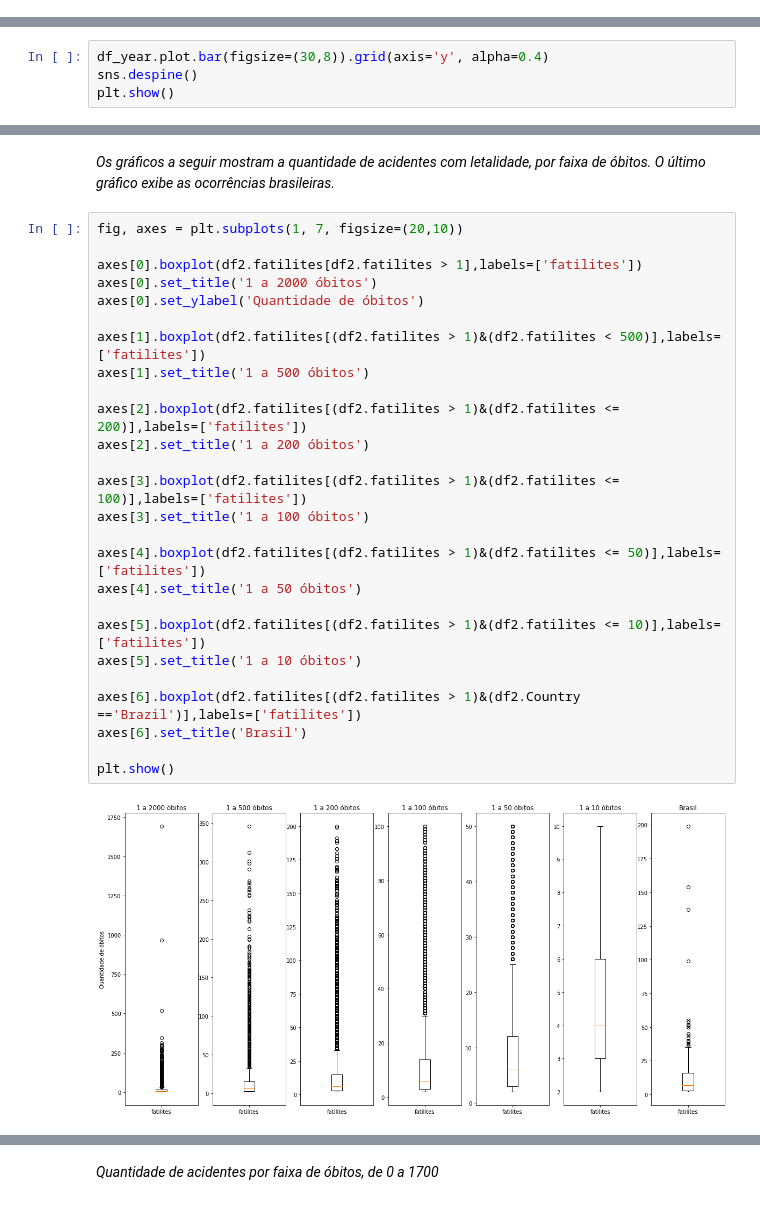
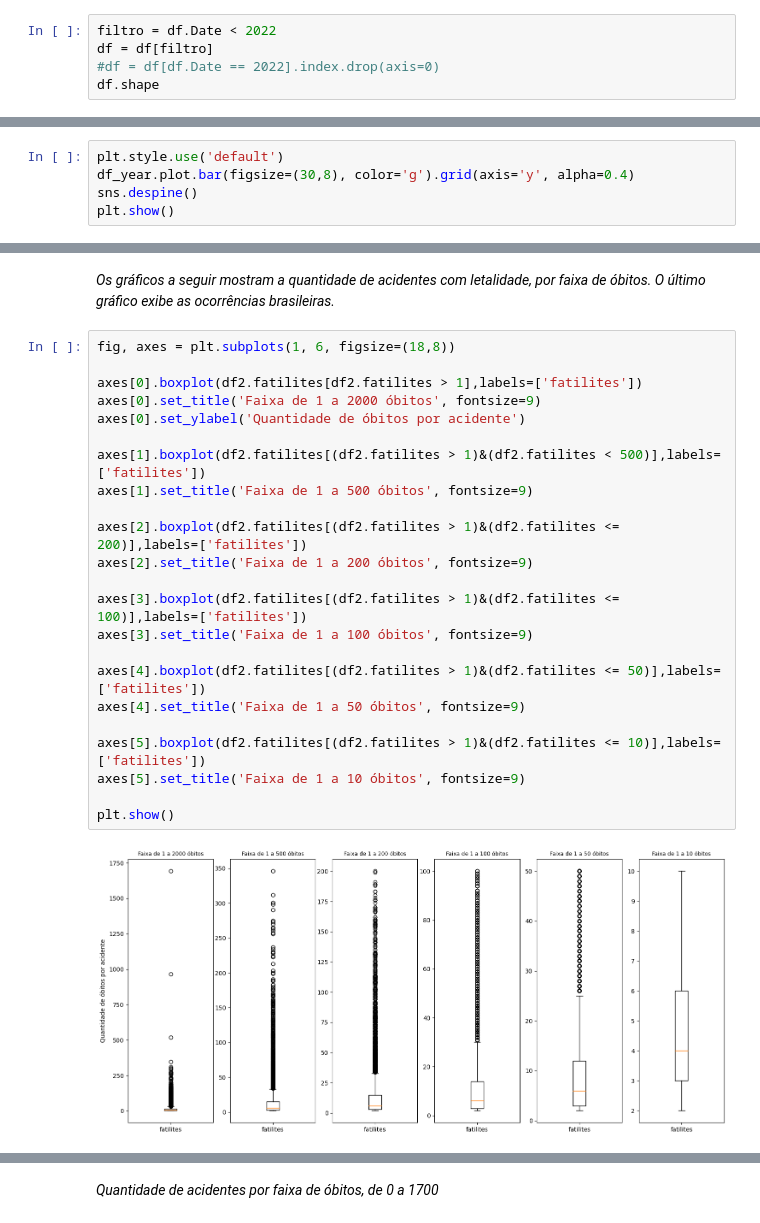
Before and after one commit to bessasjr/Analise_acidentes_aereos, a Jupyter notebook: main.ipynb, the cells around one changed output, grey strips where cells are left out. Drawn from its saved outputs; the diff is of its cells as text.

```diff
--- a/main.ipynb
+++ b/main.ipynb
@@ -148,0 +151,5 @@ df
+# %%
+filtro = df.Date < 2022
+df = df[filtro]
+#df = df[df.Date == 2022].index.drop(axis=0)
+df.shape
@@ -299,7 +432,8 @@ df_year.sort_values('fatilites', ascending=False).head()
 # %% [markdown]
 *O gráfico a seguir exibe o número de óbitos por ano analisado*
 # %%
-df_year.plot.bar(figsize=(30,8)).grid(axis='y', alpha=0.4)
+plt.style.use('default')
+df_year.plot.bar(figsize=(30,8), color='g').grid(axis='y', alpha=0.4)
 sns.despine()
 plt.show()
 # %% [output]
@@ -364,30 +582,27 @@ Média de óbitos por década
 # %% [markdown]
 *Os gráficos a seguir mostram a quantidade de acidentes com letalidade, por faixa de óbitos. O último gráfico exibe as ocorrências brasileiras.*
 # %%
-fig, axes = plt.subplots(1, 7, figsize=(20,10))
+fig, axes = plt.subplots(1, 6, figsize=(18,8))
 
 axes[0].boxplot(df2.fatilites[df2.fatilites > 1],labels=['fatilites'])
-axes[0].set_title('1 a 2000 óbitos')
-axes[0].set_ylabel('Quantidade de óbitos')
+axes[0].set_title('Faixa de 1 a 2000 óbitos', fontsize=9)
+axes[0].set_ylabel('Quantidade de óbitos por acidente')
 
 axes[1].boxplot(df2.fatilites[(df2.fatilites > 1)&(df2.fatilites < 500)],labels=['fatilites'])
-axes[1].set_title('1 a 500 óbitos')
+axes[1].set_title('Faixa de 1 a 500 óbitos', fontsize=9)
 
 axes[2].boxplot(df2.fatilites[(df2.fatilites > 1)&(df2.fatilites <= 200)],labels=['fatilites'])
-axes[2].set_title('1 a 200 óbitos')
+axes[2].set_title('Faixa de 1 a 200 óbitos', fontsize=9)
 
 axes[3].boxplot(df2.fatilites[(df2.fatilites > 1)&(df2.fatilites <= 100)],labels=['fatilites'])
-axes[3].set_title('1 a 100 óbitos')
+axes[3].set_title('Faixa de 1 a 100 óbitos', fontsize=9)
 
 axes[4].boxplot(df2.fatilites[(df2.fatilites > 1)&(df2.fatilites <= 50)],labels=['fatilites'])
-axes[4].set_title('1 a 50 óbitos')
+axes[4].set_title('Faixa de 1 a 50 óbitos', fontsize=9)
 
 axes[5].boxplot(df2.fatilites[(df2.fatilites > 1)&(df2.fatilites <= 10)],labels=['fatilites'])
-axes[5].set_title('1 a 10 óbitos')
-
-axes[6].boxplot(df2.fatilites[(df2.fatilites > 1)&(df2.Country =='Brazil')],labels=['fatilites'])
-axes[6].set_title('Brasil')
+axes[5].set_title('Faixa de 1 a 10 óbitos', fontsize=9)
 
 plt.show()
 # %% [output]
-[figure, old version]
+[figure, new version]
```
Also changed, not shown: parts of 70 cells of this notebook.
